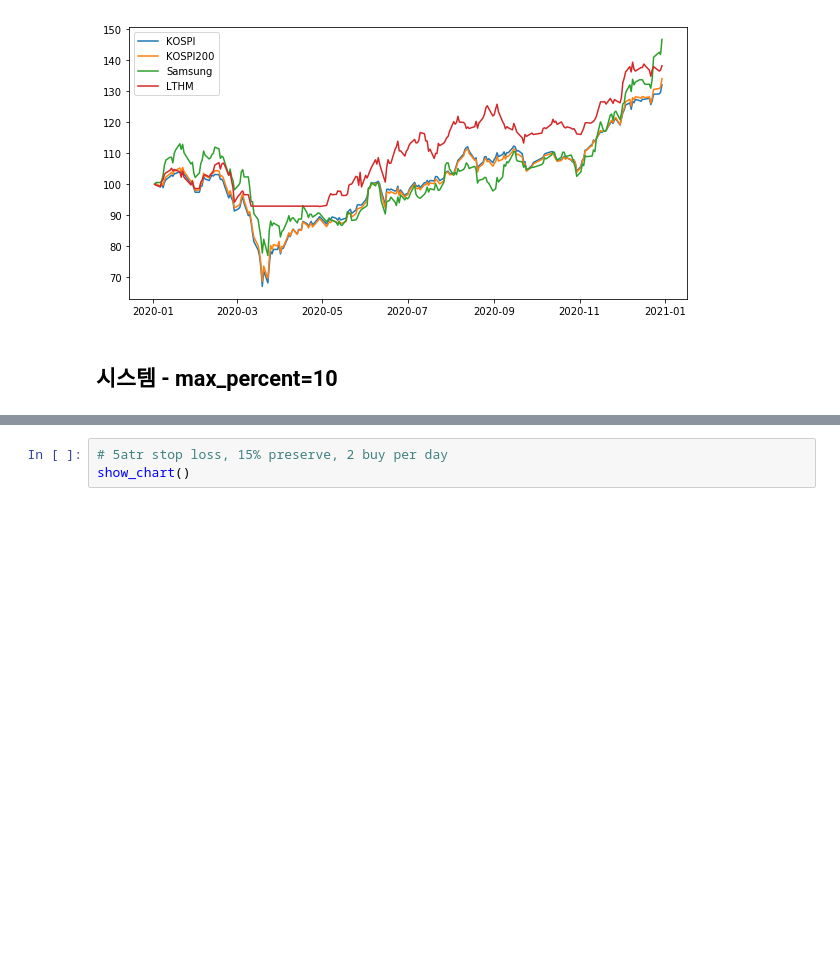
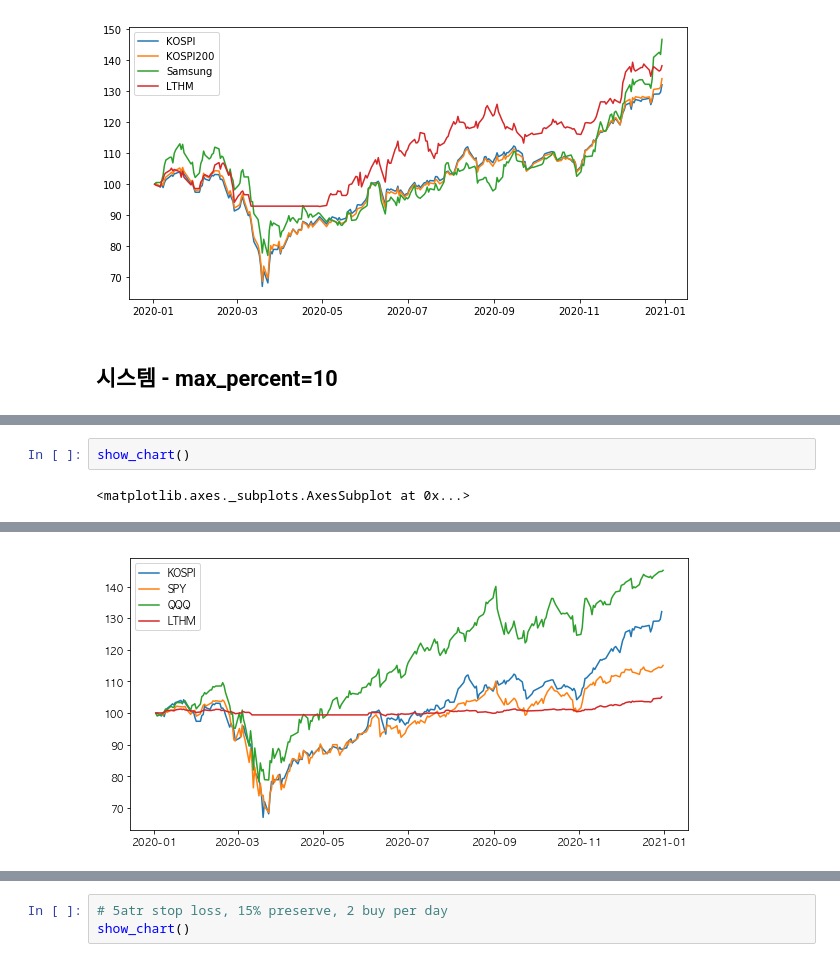
Before and after one commit to thyun/test-quant, a Jupyter notebook: backtest.ipynb, the cells around one changed output, grey strips where cells are left out. Saved outputs shown, nothing was run; the diff lists cells and outputs as text; blank space fills up the shorter version.

```diff
--- a/backtest.ipynb
+++ b/backtest.ipynb
@@ -1026,0 +1054,4 @@ LTHM.is_stop_loss(): code= 005930.KS stock_name= 삼성전자 buy_price= 55200.0
+# %%
+show_chart()
+# %% [output]
+<matplotlib.axes._subplots.AxesSubplot at 0x...>
@@ -1027,3 +1062,4 @@ LTHM.is_stop_loss(): code= 005930.KS stock_name= 삼성전자 buy_price= 55200.0
+[figure, added]
 # %%
 show_chart()
 # %% [output]
```
Also changed, not shown: parts of 31 cells of this notebook, 2 other files.
